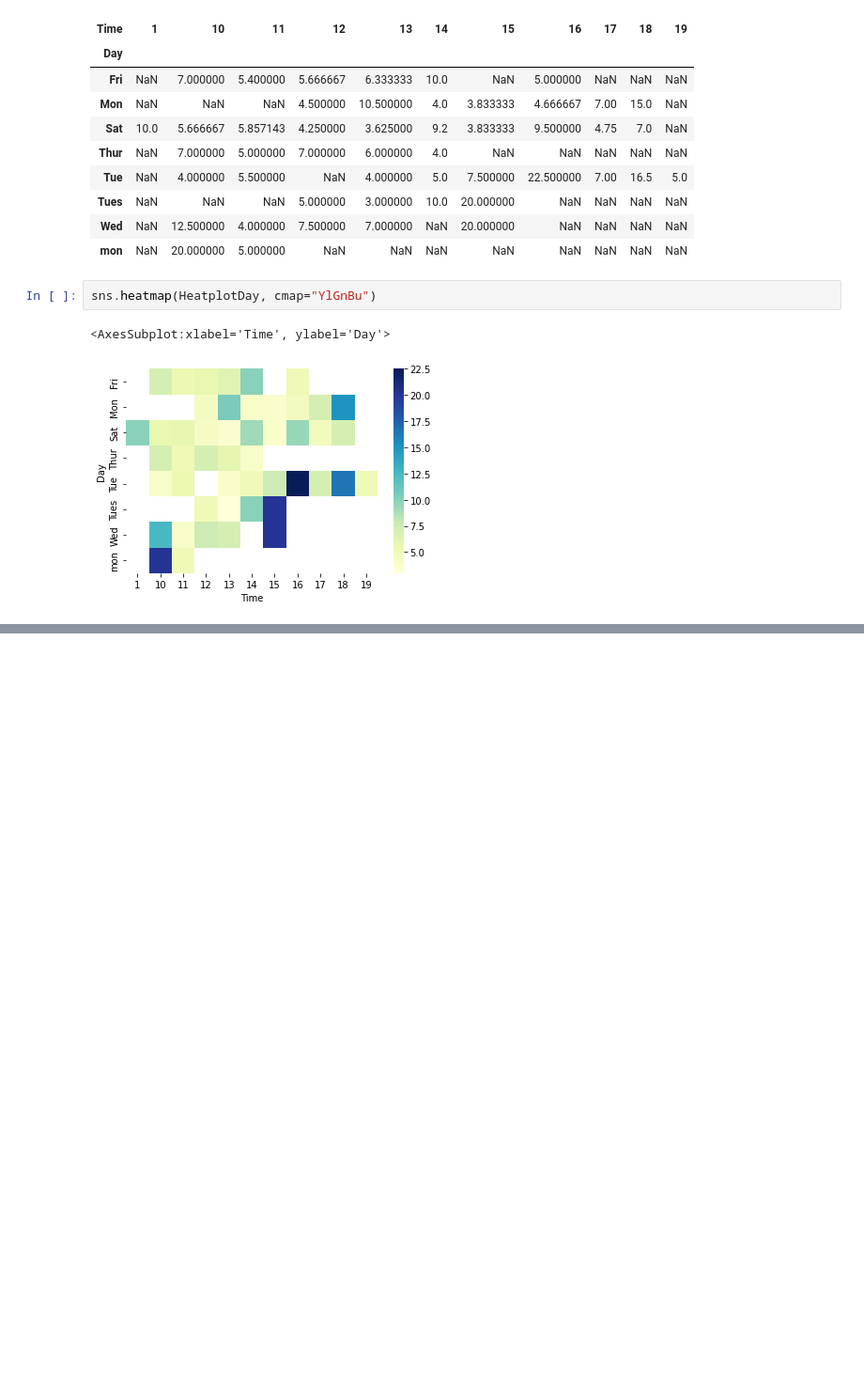
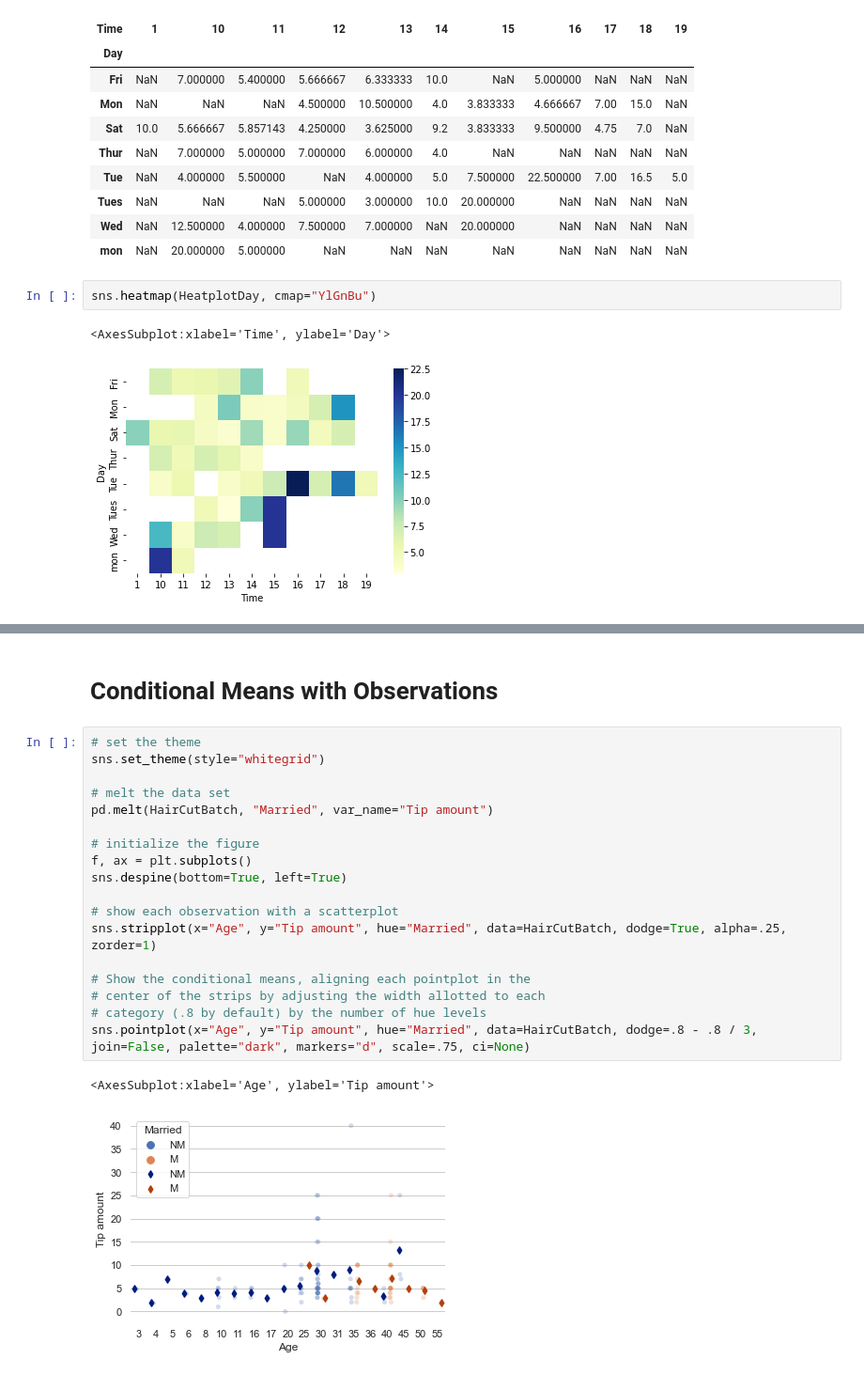
Before and after one commit to ingimar-eyfjord/Hair_tip_data_analysis, a Jupyter notebook: Hair_tip_data_analysis.ipynb, the cells around one changed output, grey strips where cells are left out. Shown at 94% size. Cells and saved outputs as stored; diff of their text form; blank space fills up the shorter version.

```diff
--- a/Hair_tip_data_analysis.ipynb
+++ b/Hair_tip_data_analysis.ipynb
@@ -147,0 +239,23 @@ sns.heatmap(HeatplotDay, cmap="YlGnBu")
+# %% [markdown]
+# Conditional Means with Observations
+# %%
+# set the theme
+sns.set_theme(style="whitegrid")
+
+# melt the data set
+pd.melt(HairCutBatch, "Married", var_name="Tip amount")
+
+# initialize the figure
+f, ax = plt.subplots()
+sns.despine(bottom=True, left=True)
+
+# show each observation with a scatterplot
+sns.stripplot(x="Age", y="Tip amount", hue="Married", data=HairCutBatch, dodge=True, alpha=.25, zorder=1)
+
+# Show the conditional means, aligning each pointplot in the
+# center of the strips by adjusting the width allotted to each
+# category (.8 by default) by the number of hue levels
+sns.pointplot(x="Age", y="Tip amount", hue="Married", data=HairCutBatch, dodge=.8 - .8 / 3, join=False, palette="dark", markers="d", scale=.75, ci=None)
+# %% [output]
+<AxesSubplot:xlabel='Age', ylabel='Tip amount'>
+[figure, added]
```
Also changed, not shown: parts of 18 cells of this notebook.
